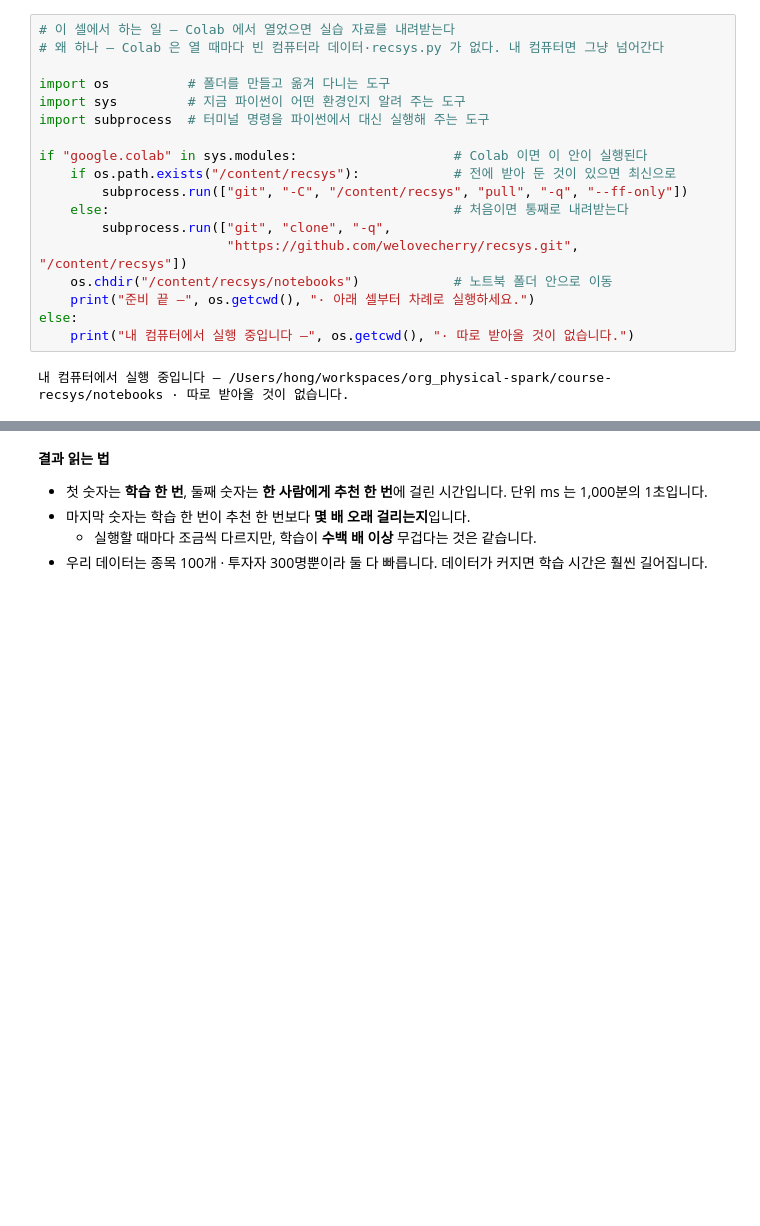
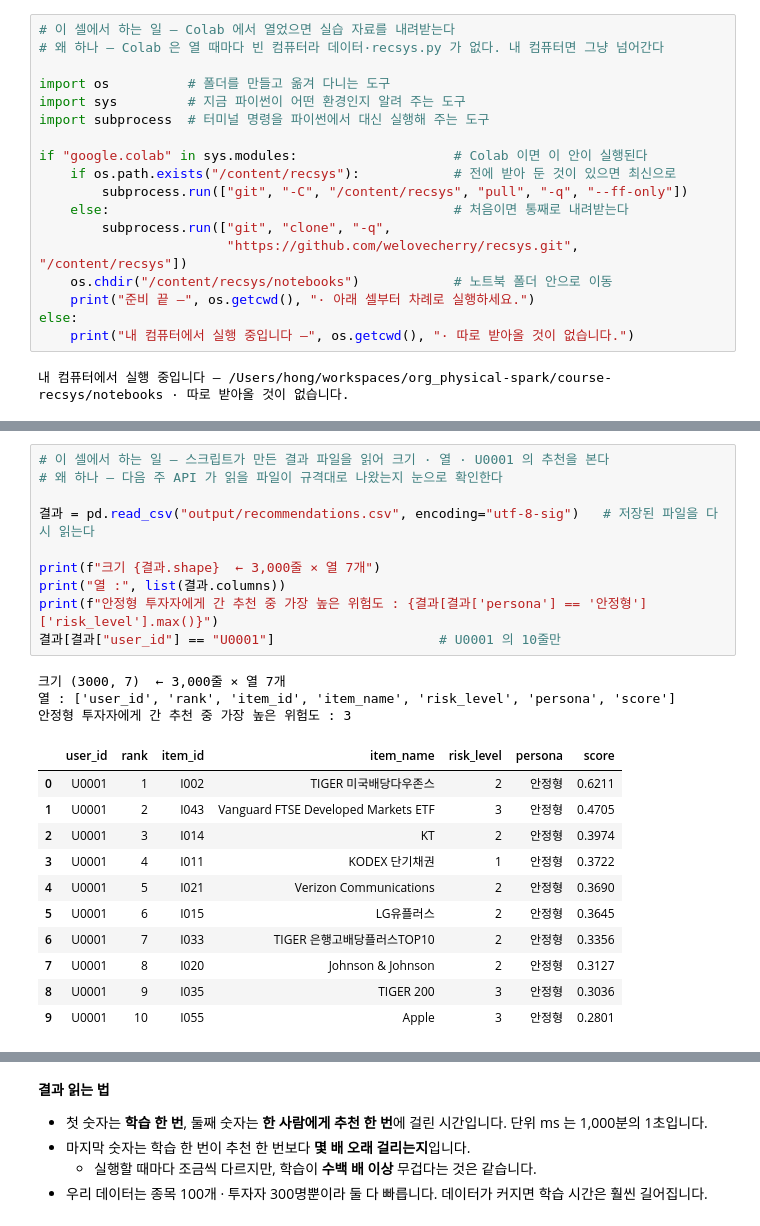
Before and after one commit to welovecherry/recsys, a Jupyter notebook: notebooks/07_batch_pipeline.ipynb, the cells around one changed output, grey strips where cells are left out. Drawn from its saved outputs; the diff is of its cells as text; blank space fills up the shorter version.

```diff
--- a/notebooks/07_batch_pipeline.ipynb
+++ b/notebooks/07_batch_pipeline.ipynb
@@ -210,0 +408,25 @@ U0001 에게 줄 추천 앞 3개 : [('I002', 0.603), ('I043', 0.4803), ('I033',
+# %%
+# 이 셀에서 하는 일 — 스크립트가 만든 결과 파일을 읽어 크기 · 열 · U0001 의 추천을 본다
+# 왜 하나 — 다음 주 API 가 읽을 파일이 규격대로 나왔는지 눈으로 확인한다
+
+결과 = pd.read_csv("output/recommendations.csv", encoding="utf-8-sig")   # 저장된 파일을 다시 읽는다
+
+print(f"크기 {결과.shape}  ← 3,000줄 × 열 7개")
+print("열 :", list(결과.columns))
+print(f"안정형 투자자에게 간 추천 중 가장 높은 위험도 : {결과[결과['persona'] == '안정형']['risk_level'].max()}")
+결과[결과["user_id"] == "U0001"]                     # U0001 의 10줄만
+# %% [output]
+크기 (3000, 7)  ← 3,000줄 × 열 7개
+열 : ['user_id', 'rank', 'item_id', 'item_name', 'risk_level', 'persona', 'score']
+안정형 투자자에게 간 추천 중 가장 높은 위험도 : 3
+|  | user_id | rank | item_id | item_name | risk_level | persona | score |
+| 0 | U0001 | 1 | I002 | TIGER 미국배당다우존스 | 2 | 안정형 | 0.6211 |
+| 1 | U0001 | 2 | I043 | Vanguard FTSE Developed Markets ETF | 3 | 안정형 | 0.4705 |
+| 2 | U0001 | 3 | I014 | KT | 2 | 안정형 | 0.3974 |
+| 3 | U0001 | 4 | I011 | KODEX 단기채권 | 1 | 안정형 | 0.3722 |
+| 4 | U0001 | 5 | I021 | Verizon Communications | 2 | 안정형 | 0.3690 |
+| 5 | U0001 | 6 | I015 | LG유플러스 | 2 | 안정형 | 0.3645 |
+| 6 | U0001 | 7 | I033 | TIGER 은행고배당플러스TOP10 | 2 | 안정형 | 0.3356 |
+| 7 | U0001 | 8 | I020 | Johnson & Johnson | 2 | 안정형 | 0.3127 |
+| 8 | U0001 | 9 | I035 | TIGER 200 | 3 | 안정형 | 0.3036 |
+| 9 | U0001 | 10 | I055 | Apple | 3 | 안정형 | 0.2801 |
```
Also changed, not shown: parts of 65 cells of this notebook, 2 other files.
